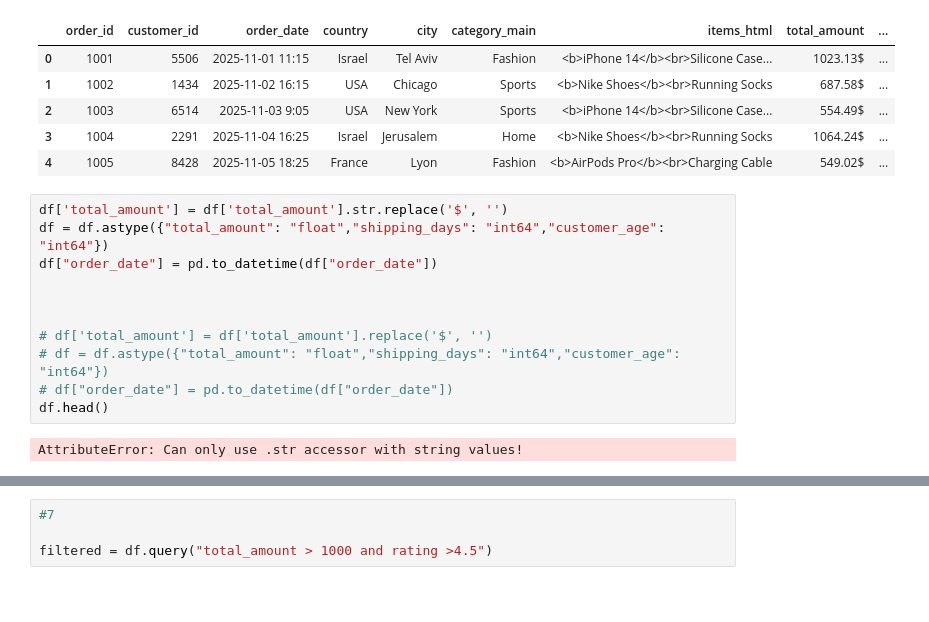
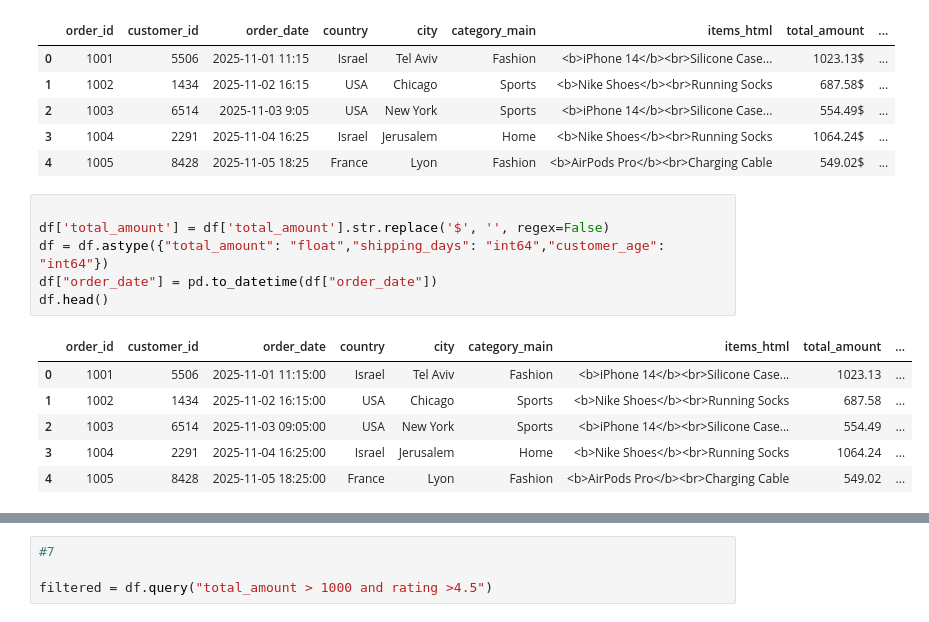
Before and after one commit to eliezer-yakovson/week_7pandas, a Jupyter notebook: main.ipynb, the cells around one changed output, grey strips where cells are left out. Drawn from its saved outputs; the diff is of its cells as text; blank space fills up the shorter version.

```diff
--- a/main.ipynb
+++ b/main.ipynb
@@ -11,16 +11,16 @@ df.head()
 | 3 | 1004 | 2291 | 2025-11-04 16:25 | Israel | Jerusalem | Home | <b>Nike Shoes</b><br>Running Socks | 1064.24$ | ... |
 | 4 | 1005 | 8428 | 2025-11-05 18:25 | France | Lyon | Fashion | <b>AirPods Pro</b><br>Charging Cable | 549.02$ | ... |
 # %%
-df['total_amount'] = df['total_amount'].str.replace('$', '')
+
+df['total_amount'] = df['total_amount'].str.replace('$', '', regex=False)
 df = df.astype({"total_amount": "float","shipping_days": "int64","customer_age": "int64"})
 df["order_date"] = pd.to_datetime(df["order_date"])
-
-
-
-# df['total_amount'] = df['total_amount'].replace('$', '')
-# df = df.astype({"total_amount": "float","shipping_days": "int64","customer_age": "int64"})
-# df["order_date"] = pd.to_datetime(df["order_date"])
 df.head()
 # %% [output]
-AttributeError: Can only use .str accessor with string values!
+|  | order_id | customer_id | order_date | country | city | category_main | items_html | total_amount | ... |
+| 0 | 1001 | 5506 | 2025-11-01 11:15:00 | Israel | Tel Aviv | Fashion | <b>iPhone 14</b><br>Silicone Case... | 1023.13 | ... |
+| 1 | 1002 | 1434 | 2025-11-02 16:15:00 | USA | Chicago | Sports | <b>Nike Shoes</b><br>Running Socks | 687.58 | ... |
+| 2 | 1003 | 6514 | 2025-11-03 09:05:00 | USA | New York | Sports | <b>iPhone 14</b><br>Silicone Case... | 554.49 | ... |
+| 3 | 1004 | 2291 | 2025-11-04 16:25:00 | Israel | Jerusalem | Home | <b>Nike Shoes</b><br>Running Socks | 1064.24 | ... |
+| 4 | 1005 | 8428 | 2025-11-05 18:25:00 | France | Lyon | Fashion | <b>AirPods Pro</b><br>Charging Cable | 549.02 | ... |
 # %%
```
Also changed, not shown: parts of 8 cells of this notebook, 4 other files.
